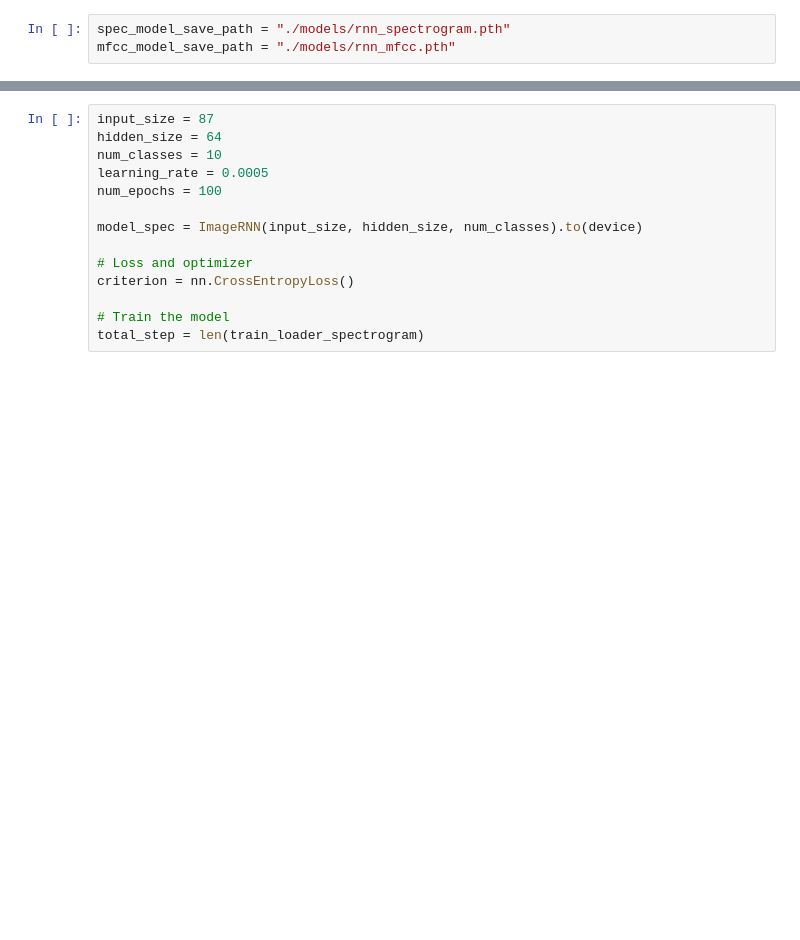
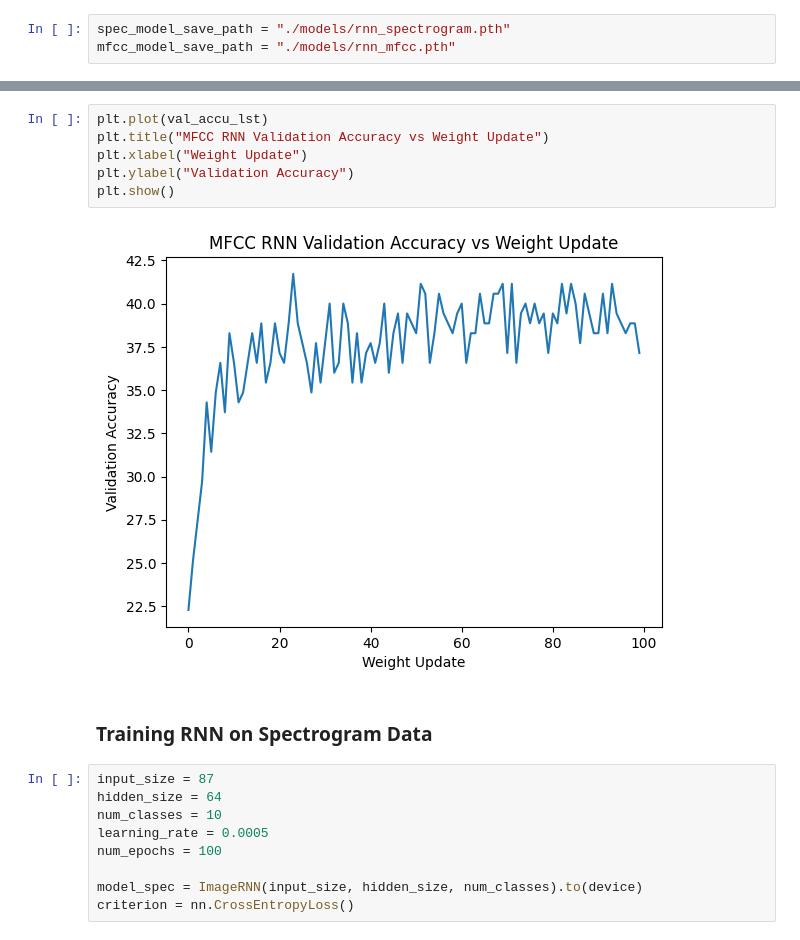
Before and after one commit to NimayRKumar/546_project, a Jupyter notebook: rnn.ipynb, the cells around one changed output, grey strips where cells are left out. Drawn from its saved outputs; the diff is of its cells as text; blank space fills up the shorter version.

```diff
--- a/rnn.ipynb
+++ b/rnn.ipynb
@@ -202,3 +231,13 @@ RNN for Spectrogram
+# %%
+plt.plot(val_accu_lst)
+plt.title("MFCC RNN Validation Accuracy vs Weight Update")
+plt.xlabel("Weight Update")
+plt.ylabel("Validation Accuracy")
+plt.show()
+# %% [output]
+[figure, added]
+# %% [markdown]
+### Training RNN on Spectrogram Data
 # %%
 input_size = 87
 hidden_size = 64
@@ -207,12 +246,7 @@ learning_rate = 0.0005
 num_epochs = 100
 
 model_spec = ImageRNN(input_size, hidden_size, num_classes).to(device)
-
-# Loss and optimizer
 criterion = nn.CrossEntropyLoss()
-
-# Train the model
-total_step = len(train_loader_spectrogram)
 # %%
 train_per_weight_update_spec, val_accu_lst_spec = train(
     model_spec,
```
Also changed, not shown: parts of 21 cells of this notebook, 1 other file.
